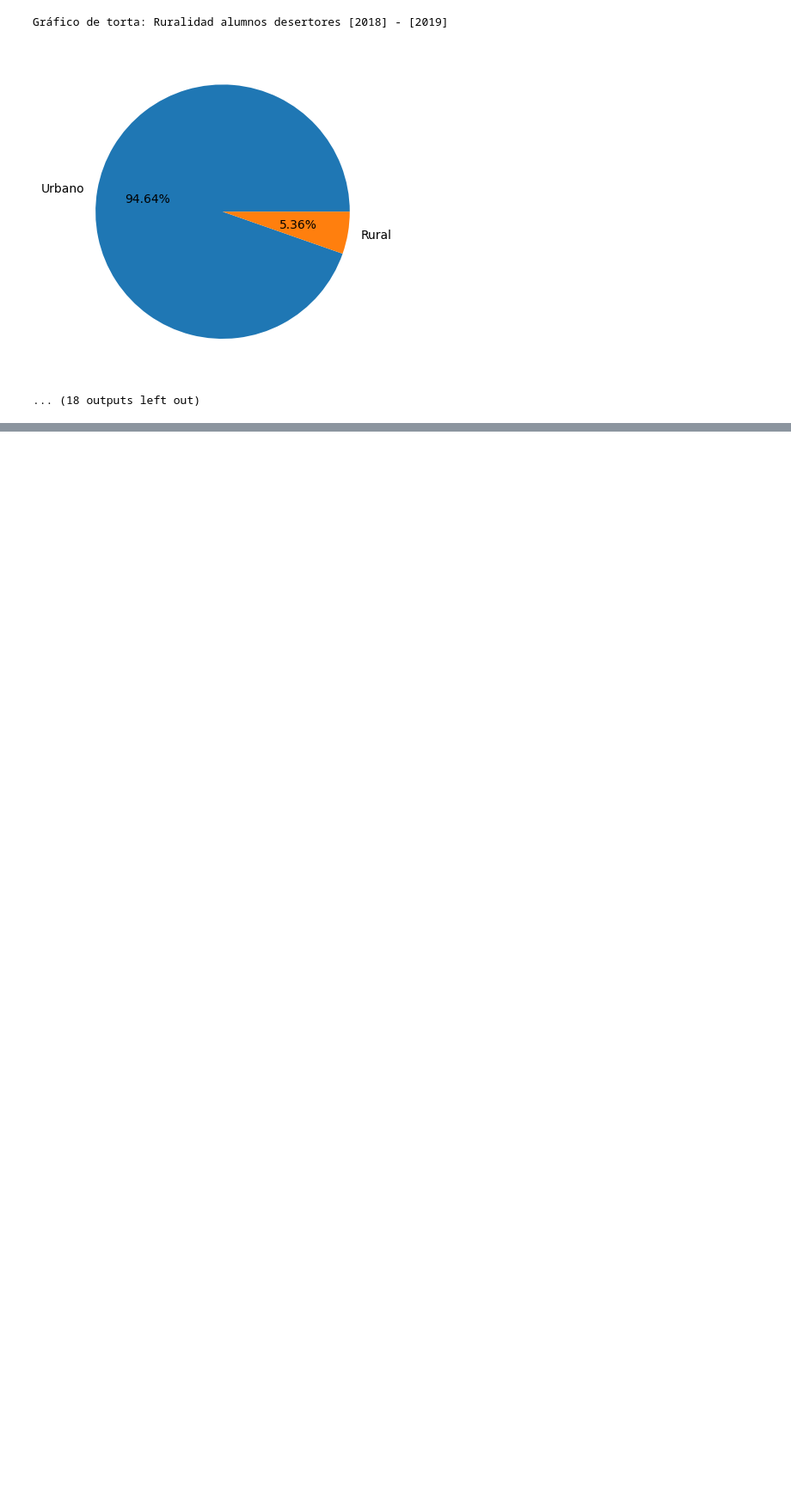
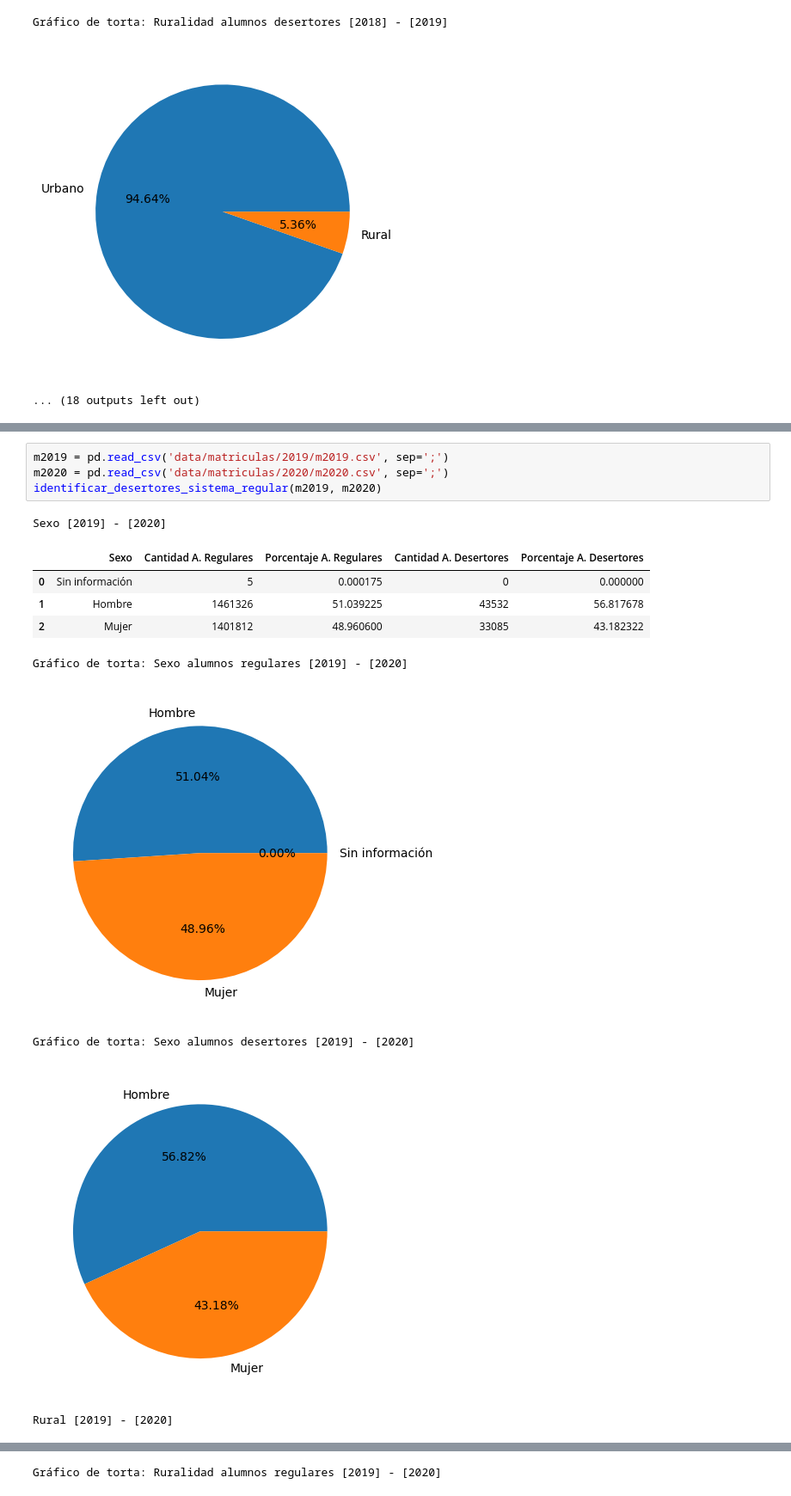
Before and after one commit to davidlealo/diplomadodatascienceuc2023, a Jupyter notebook: 02_entrega/deserción_matricula.ipynb, the cells around one changed output, grey strips where cells are left out. Shown at 86% size. Saved outputs shown, nothing was run; the diff lists cells and outputs as text; blank space fills up the shorter version.

```diff
--- a/02_entrega/deserción_matricula.ipynb
+++ b/02_entrega/deserción_matricula.ipynb
@@ -366,0 +369,15 @@ Gráfico de torta: Ruralidad alumnos desertores [2018] - [2019]
+# %%
+m2019 = pd.read_csv('data/matriculas/2019/m2019.csv', sep=';')
+m2020 = pd.read_csv('data/matriculas/2020/m2020.csv', sep=';')
+identificar_desertores_sistema_regular(m2019, m2020)
+# %% [output]
+Sexo [2019] - [2020]
+|  | Sexo | Cantidad A. Regulares | Porcentaje A. Regulares | Cantidad A. Desertores | Porcentaje A. Desertores |
+| 0 | Sin información | 5 | 0.000175 | 0 | 0.000000 |
+| 1 | Hombre | 1461326 | 51.039225 | 43532 | 56.817678 |
+| 2 | Mujer | 1401812 | 48.960600 | 33085 | 43.182322 |
+Gráfico de torta: Sexo alumnos regulares [2019] - [2020]
+[figure, added]
+Gráfico de torta: Sexo alumnos desertores [2019] - [2020]
+[figure, added]
+Rural [2019] - [2020]
@@ -366,0 +387 @@ Gráfico de torta: Ruralidad alumnos desertores [2018] - [2019]
+Gráfico de torta: Ruralidad alumnos regulares [2019] - [2020]
```
Also changed, not shown: parts of 2 cells of this notebook.
